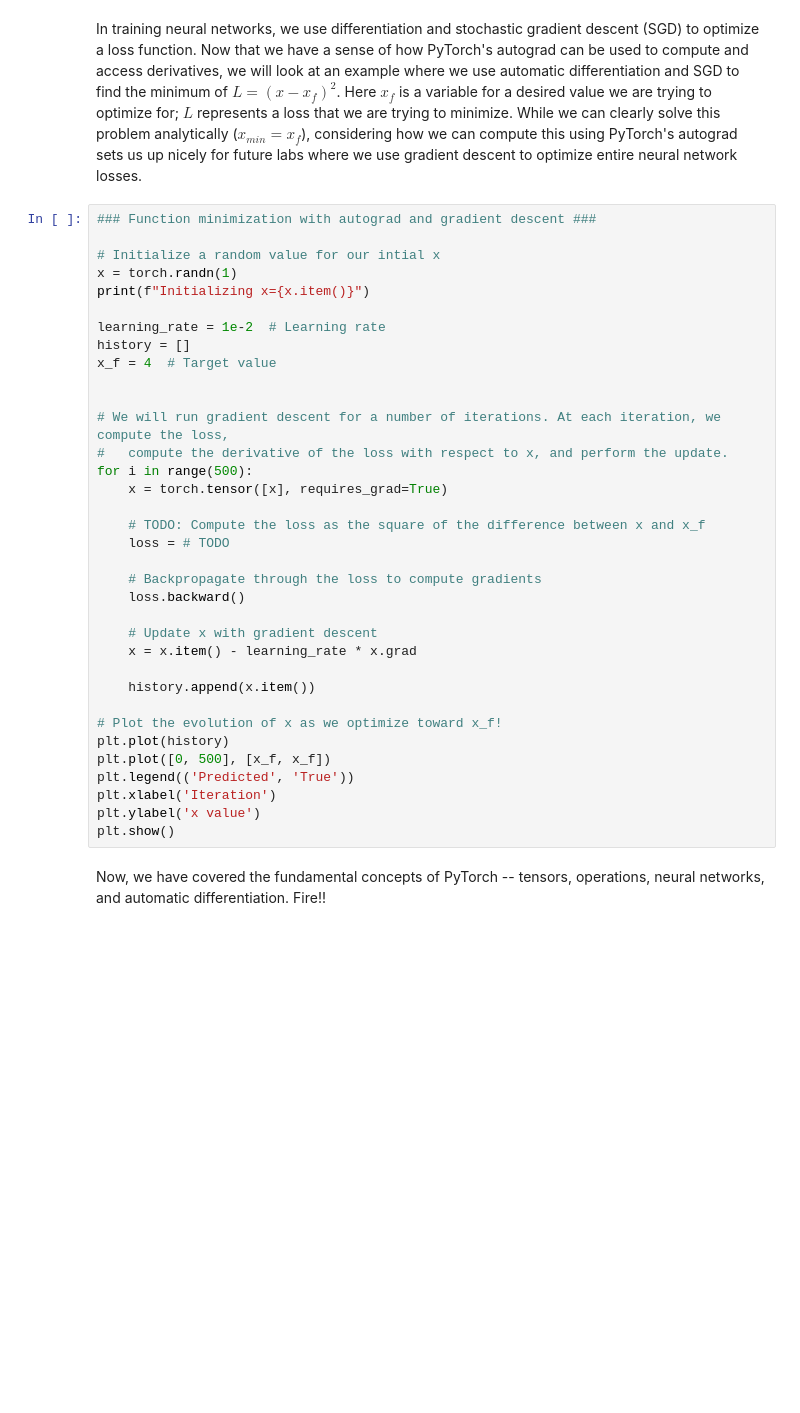
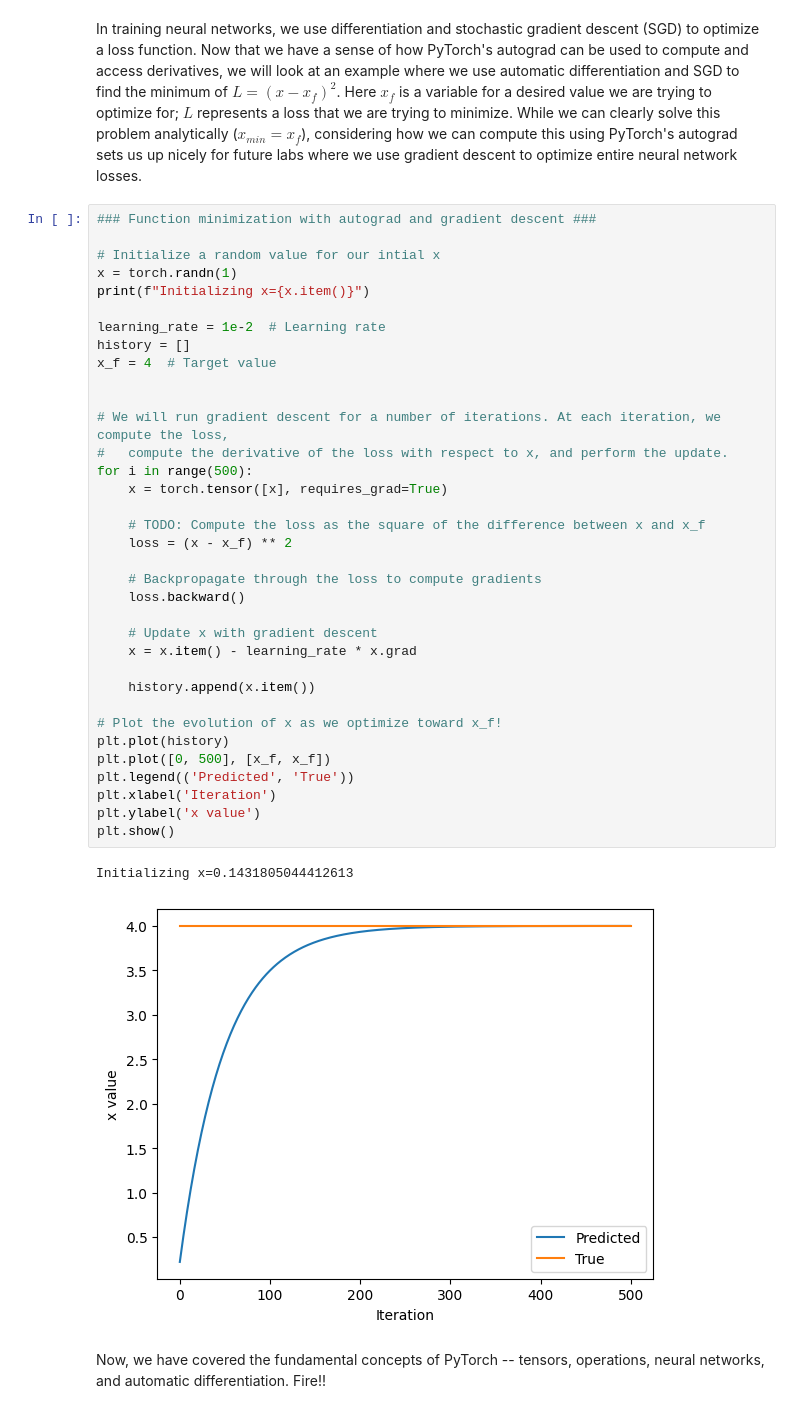
Before and after one commit to niketa282/IntroToMLCourse, a Jupyter notebook: lab1/PT_Part1_Intro.ipynb, the cells around one changed output. Saved outputs shown, nothing was run; the diff lists cells and outputs as text; blank space fills up the shorter version.

```diff
--- a/lab1/PT_Part1_Intro.ipynb
+++ b/lab1/PT_Part1_Intro.ipynb
@@ -334,33 +340,36 @@ In training neural networks, we use differentiation and stochastic gradient desc
 x = torch.randn(1)
 print(f"Initializing x={x.item()}")
 
 learning_rate = 1e-2  # Learning rate
 history = []
 x_f = 4  # Target value
 
 
 # We will run gradient descent for a number of iterations. At each iteration, we compute the loss,
 #   compute the derivative of the loss with respect to x, and perform the update.
 for i in range(500):
     x = torch.tensor([x], requires_grad=True)
 
     # TODO: Compute the loss as the square of the difference between x and x_f
-    loss = # TODO
+    loss = (x - x_f) ** 2
 
     # Backpropagate through the loss to compute gradients
     loss.backward()
 
     # Update x with gradient descent
     x = x.item() - learning_rate * x.grad
 
     history.append(x.item())
 
 # Plot the evolution of x as we optimize toward x_f!
 plt.plot(history)
 plt.plot([0, 500], [x_f, x_f])
 plt.legend(('Predicted', 'True'))
 plt.xlabel('Iteration')
 plt.ylabel('x value')
 plt.show()
+# %% [output]
+Initializing x=0.1431805044412613
+[figure, added]
 # %% [markdown]
 Now, we have covered the fundamental concepts of PyTorch -- tensors, operations, neural networks, and automatic differentiation. Fire!!
```
Also changed, not shown: parts of 9 cells of this notebook.
